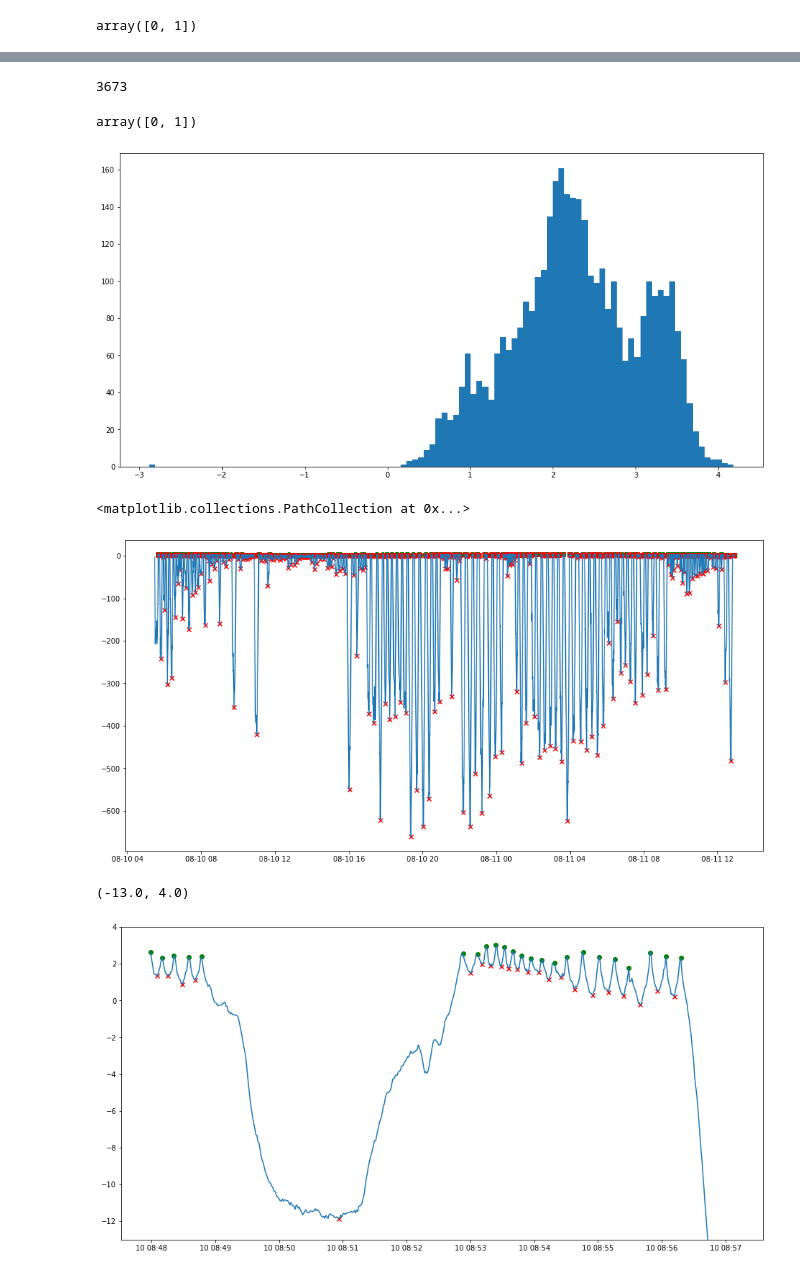
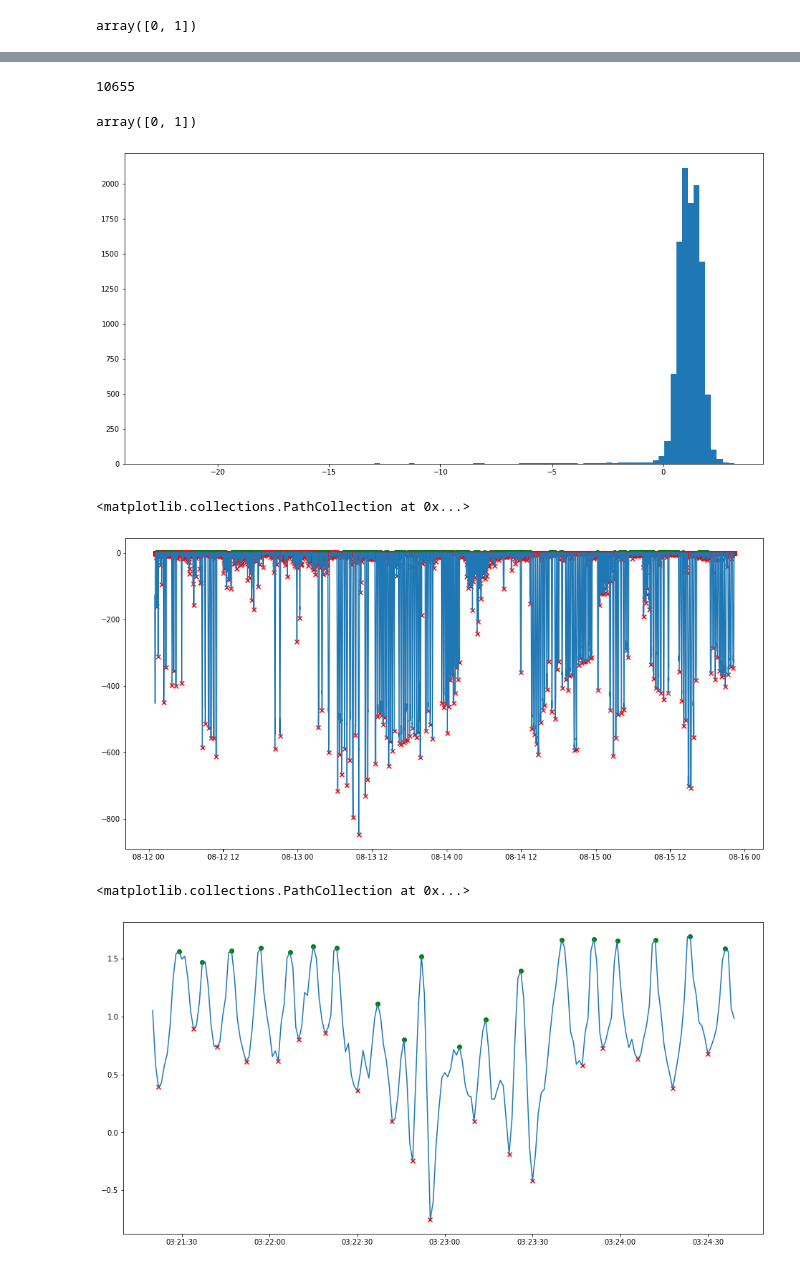
Before and after one commit to ArneKramerSunderbrink/functional_data_hmm, a Jupyter notebook: diving.ipynb, the cells around one changed output, grey strips where cells are left out. Saved outputs shown, nothing was run; the diff lists cells and outputs as text; code cells hidden in the pictures.

```diff
--- a/diving.ipynb
+++ b/diving.ipynb
@@ -30,7 +33,7 @@ data_all[['ID', 'DateTime']].groupby('ID').apply(lambda x: x.max() - x.min())
 | Acou/MM8 | 4 days 06:25:00 |
 | Acou/MM9 | 8 days 17:20:38 |
 # %%
-data = data_all[data_all['ID'] == 'Acou/MM1']
+data = data_all[data_all['ID'] == 'Acou/MM3']
 data
 # %% [output]
 |  | ID | DateTime | Depth | Buzz | temperatureCorrected |
@@ -64,6 +68,10 @@ filter_max = (data['Depth'][:-2].values < data['Depth'][1:-1].values) \
     & (data['Depth'][1:-1].values >= data['Depth'][2:].values)
 filter_max = np.insert(filter_max, 0, False)  # padding
 filter_max = np.append(filter_max, False)
+
+# make sure we start and stop on a max near the surface
+filter_max[:np.where(filter_max & (data['Depth'] > data['Depth'].max() - 10))[0].min() - 1] = False
+filter_max[np.where(filter_max & (data['Depth'] > data['Depth'].max() - 10))[0].max() + 1:] = False
 
 filter_min = (data['Depth'][:-2].values >= data['Depth'][1:-1].values) \
     & (data['Depth'][1:-1].values < data['Depth'][2:].values)
@@ -161,7 +134,7 @@ while True:
         np.where(filter_max)[0][:-1], np.where(filter_max)[0][1:]
     )
 
-    triple_bad = triple_depth < triple_diff
+    triple_bad = (triple_depth < triple_diff) | (triple_depth < 0.15)
     print('Nr bad triples: ', sum(triple_bad))
     if not sum(triple_bad):
         break
@@ -169,8 +142,8 @@ while True:
     filter_max[smaller_max[triple_bad]] = False  # remove smaller max of non-dives
 
     # fuse mins where there are multiple in a row:
-    triple_groups = np.split(np.arange(filter_max.shape[0]), np.where(filter_max)[0])
-    smallest_mins = np.array([min(tg, key=lambda t: data['Depth'][t]) for tg in triple_groups])
+    triple_groups = np.split(np.arange(data.shape[0]), np.where(filter_max)[0])
+    smallest_mins = np.array([tg[data['Depth'].values[tg].argmin()] for tg in triple_groups])
     filter_min[:] = False
     filter_min[smallest_mins] = True
 
@@ -198,7 +169,7 @@ Nr bad triples:  0
 # Nr triples:
 sum(filter_min)
 # %% [output]
-3673
+10655
 # %%
 # sanity check: are there 2 min without a max in between or vice versa?
 # if everything went right this should yield [0, 1] (because we start with a max)
@@ -209,31 +180,30 @@ array([0, 1])
 plt.hist(data['Depth'][filter_max], 100)
 pass
 # %% [output]
-[figure, old version]
+[figure, new version]
 # %%
 plt.plot(data['DateTime'], data['Depth'])
 plt.scatter(data['DateTime'][filter_max], data['Depth'][filter_max], marker='o', c='green')
 plt.scatter(data['DateTime'][filter_min], data['Depth'][filter_min], marker='x', c='red')
 # %% [output]
 <matplotlib.collections.PathCollection at 0x...>
-[figure, old version]
+[figure, new version]
 # %%
-start = 12000
-stop = start + 550
+start = 8600
+stop = start + 200
 plt.plot(data['DateTime'][start:stop], data['Depth'][start:stop])
 plt.scatter(
     data['DateTime'][start:stop][filter_max[start:stop]],
     data['Depth'][start:stop][filter_max[start:stop]],
     marker='o',
     c='green'
 )
 plt.scatter(
     data['DateTime'][start:stop][filter_min[start:stop]],
     data['Depth'][start:stop][filter_min[start:stop]],
     marker='x',
     c='red'
 )
-plt.ylim(-13, 4)
 # %% [output]
-(-13.0, 4.0)
+<matplotlib.collections.PathCollection at 0x...>
-[figure, old version]
+[figure, new version]
```
Also changed, not shown: parts of 19 cells of this notebook, 5 other files.
